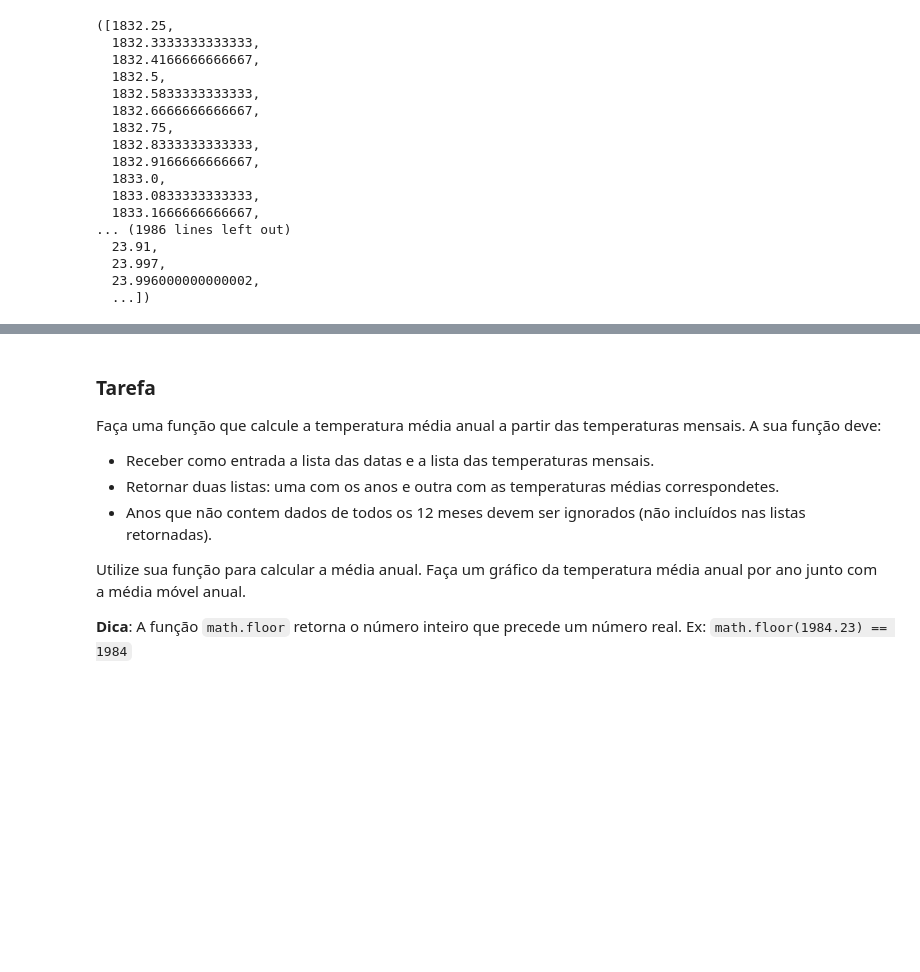
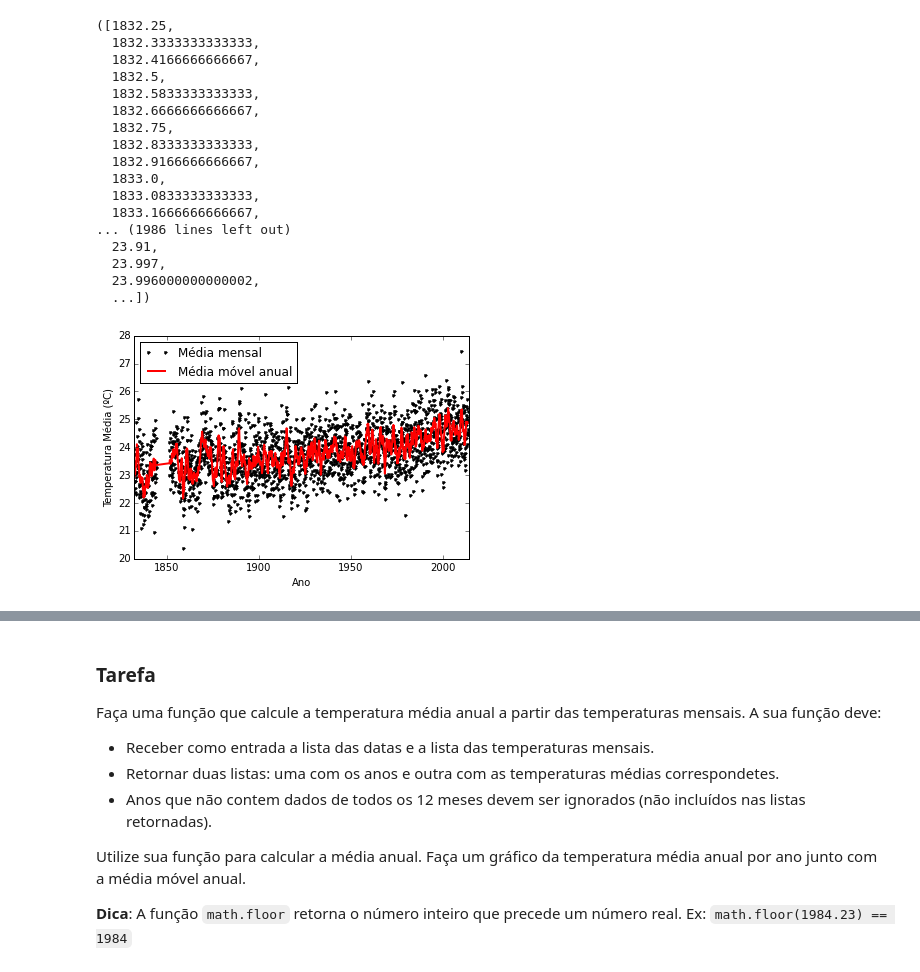
Before and after one commit to mat-esp-2015/capstone-leticia-maria-ana, a Jupyter notebook: capstone.ipynb, the cells around one changed output, grey strips where cells are left out. Cells and saved outputs as stored; diff of their text form; code cells hidden in the pictures; blank space fills up the shorter version.

Commit message:
Fizemos o gráfico, concluindo a tarefa 1

```diff
--- a/capstone.ipynb
+++ b/capstone.ipynb
@@ -40,7 +42,7 @@ def temperatura_mensal_data(nomedoarquivo): # Definimos a função temperatura_m
     Transforma as datas em anos decimais e soma a temperatura média às anomalias mensais de temperatura, tendo como resultado duas listas: uma com a data em anos decimais e uma com as temperaturas médias mensais.
     """
     arquivo = open(nomedoarquivo) # Código para abrir o arquivo
-    data = [] # Criamos uma lista vazia data, que receberá no final da função as datas em anos decimais
+    data_mensal = [] # Criamos uma lista vazia data, que receberá no final da função as datas em anos decimais
     temp_mensal = [] # Criamos uma lista vazia temp_mensal, que receberá no final da função as médias mensais de temperatura
     for linha in arquivo: # Percorremos cada linha do arquivo
         lista = linha.split() # Criamos uma lista separando os elementos de cada linha separados por espaços
@@ -50,9 +52,9 @@ def temperatura_mensal_data(nomedoarquivo): # Definimos a função temperatura_m
                     ano = float(lista[0]) # Definimos a variável ano como sendo o 1º elemento de cada linha, que é a posição dos anos no arquivo
                     mes = float(lista[1]) # Definimos a variável mes como sendo o 2º elemento de cada linha, que é a posição dos meses no arquivo
                     anos_decimais = ano + mes/12 # Calculamos as datas em anos decimais
-                    data.append(anos_decimais) # Adicionamos os valores em anos decimais na lista vazia data
+                    data_mensal.append(anos_decimais) # Adicionamos os valores em anos decimais na lista vazia data
                     anomalia_mensal = float(lista[2]) # Definimos a variável anomalia_mensal como sendo o 3º elemento de cada linha, que é a posição das anomalias mensais de temperatura no arquivo
                     media_mensal = 24.01 + anomalia_mensal # Calculamos a temperatura média mensal para cada data, somando a média geral às anomalias mensais
                     temp_mensal.append(media_mensal) # Adicionamos os valores de temperatura média mensal na lista vazia temp_mensal
-    return data, temp_mensal # Retornamos como resultado da função as listas data e temp_mensal
+    return data_mensal, temp_mensal # Retornamos como resultado da função as listas data e temp_mensal
 # %%
@@ -81,7 +83,7 @@ def temperatura_anual_data(nomedoarquivo): # Definimos a função temperatura_an
     Transforma as datas em anos decimais e soma a temperatura média às anomalias anuais de temperatura, tendo como resultado duas listas: uma com a data em anos decimais e uma com as temperaturas médias anuais.
     """
     arquivo = open(nomedoarquivo) # Código para abrir o arquivo
-    data = [] # Criamos uma lista vazia data, que receberá no final da função as datas em anos decimais
+    data_anual = [] # Criamos uma lista vazia data, que receberá no final da função as datas em anos decimais
     temp_anual = [] # Criamos uma lista vazia temp_anual, que receberá no final da função as médias anuais de temperatura
     for linha in arquivo: # Percorremos cada linha do arquivo
         lista = linha.split() # Criamos uma lista separando os elementos de cada linha separados por espaços
@@ -91,9 +93,9 @@ def temperatura_anual_data(nomedoarquivo): # Definimos a função temperatura_an
                     ano = float(lista[0]) # Definimos a variável ano como sendo o 1º elemento de cada linha, que é a posição dos anos no arquivo
                     mes = float(lista[1]) # Definimos a variável mes como sendo o 2º elemento de cada linha, que é a posição dos meses no arquivo
                     anos_decimais = ano + mes/12 # Calculamos as datas em anos decimais
-                    data.append(anos_decimais) # Adicionamos os valores em anos decimais na lista vazia data
+                    data_anual.append(anos_decimais) # Adicionamos os valores em anos decimais na lista vazia data
                     anomalia_anual = float(lista[4])  # Definimos a variável anomalia_mensal como sendo o 5º elemento de cada linha, que é a posição das anomalias anuais de temperatura no arquivo
                     media_anual = 24.01 + anomalia_anual # Calculamos a temperatura média anual para cada data, somando a média geral às anomalias anuais
                     temp_anual.append(media_anual) # Adicionamos os valores de temperatura média anual na lista vazia temp_anual
-    return data, temp_anual  # Retornamos como resultado da função as listas data e temp_anual
+    return data_anual, temp_anual  # Retornamos como resultado da função as listas data e temp_anual
 # %%
@@ -116,6 +118,19 @@ temperatura_anual_data("data/23.31S-42.82W-TAVG-Trend.txt")
   23.997,
   23.996000000000002,
   ...])
+# %%
+ # Carregamos os dados que vamos utilizar no gráfico utilizando as funções
+[data_mensal, temp_mensal] = temperatura_mensal_data("data/23.31S-42.82W-TAVG-Trend.txt")
+[data_anual, temp_anual] = temperatura_anual_data("data/23.31S-42.82W-TAVG-Trend.txt")
+plt.figure() # Criamos uma figura
+plt.plot(data_mensal, temp_mensal, ".k", label = "Média mensal") # Definimos os valores dos eixos, o marcador como bolinha preta e a legenda
+plt.plot(data_anual, temp_anual, "-r", label = "Média móvel anual", linewidth = 2) # Definimos os valores dos eixos, o marcador como linha vermelha e a legenda
+plt.xlabel("Ano") # Nomeamos o eixo x
+plt.xlim(1832, 2014) # Definimos o intervalo de x
+plt.ylabel("Temperatura Média (ºC)") # Nomeamos o eixo y
+legend = plt.legend(loc = 'upper left', fontsize = 'large') # Definimos a  posição e o tamanho da fonte da legenda
+# %% [output]
+[figure, added]
 # %% [markdown]
 ### Resultado esperado
 
```
Also changed, not shown: parts of 4 cells of this notebook.
